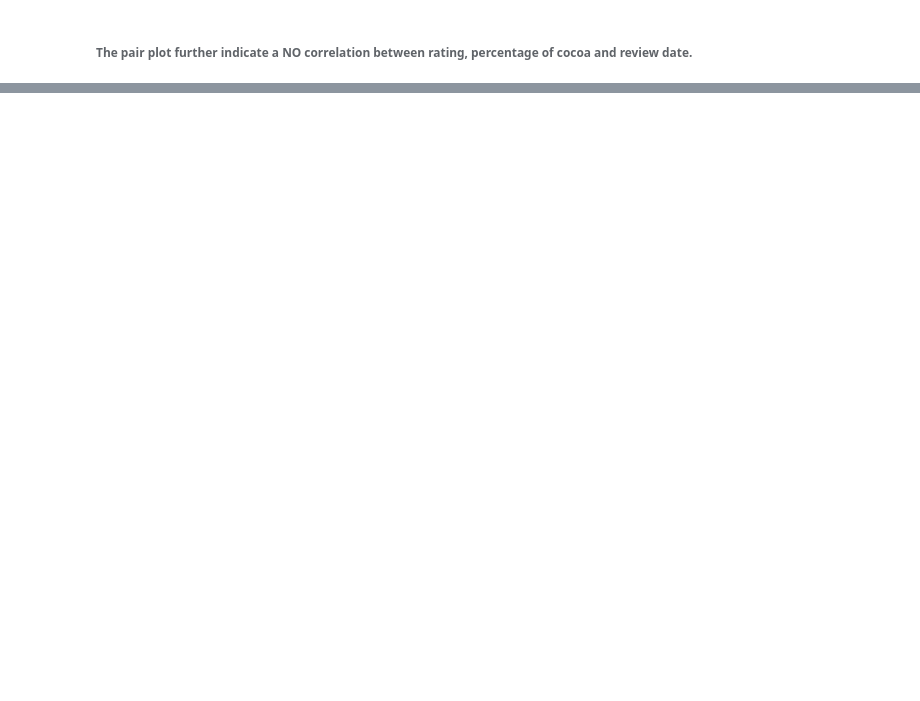
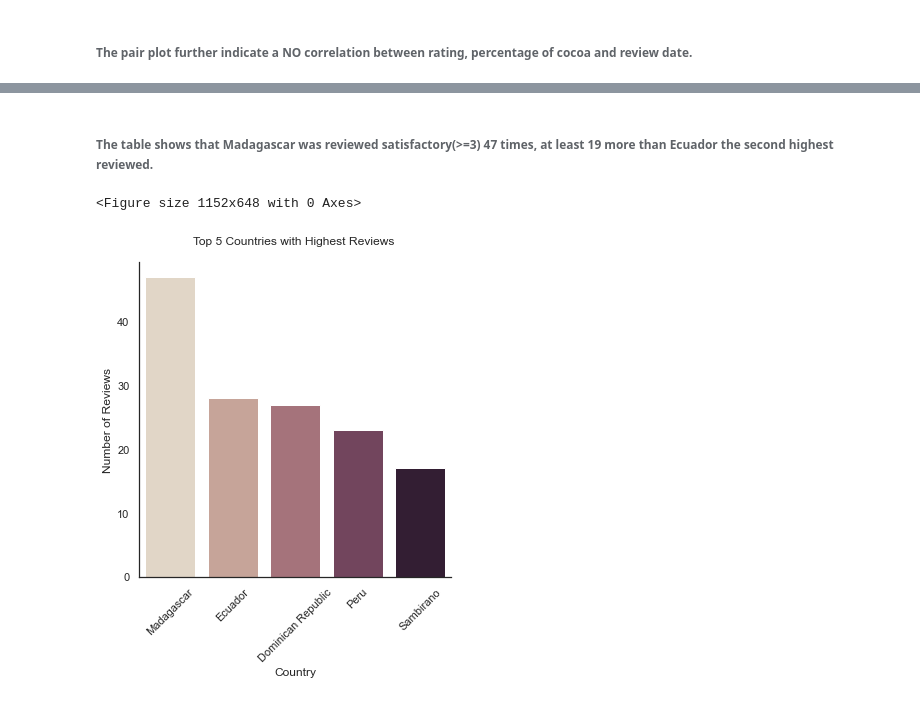
Before and after one commit to iamensah/Exploratory-Data-Analysis, a Jupyter notebook: EDA on Flavour of Cacao.ipynb, the cells around one changed output, grey strips where cells are left out. Drawn from its saved outputs; the diff is of its cells as text; code cells hidden in the pictures; blank space fills up the shorter version.

```diff
--- a/EDA on Flavour of Cacao.ipynb
+++ b/EDA on Flavour of Cacao.ipynb
@@ -383,0 +451,10 @@ sns.pairplot(data);
+# %%
+# visualizing the top to bean producers by rating
+sns.set(style='white')
+plt.figure(figsize=(16,9))
+sns.barplot(x='broad_bean_origin', y='rating', data=top_10_beans)
+plt.xticks(rotation=45)
+plt.xlabel("\nBeans Producing Geo-Region")
+plt.ylabel("Average Rating")
+plt.title("Top 10 Bean Producing Geo-Region by Average Rating\n")
+plt.show()
@@ -383,0 +465,18 @@ sns.pairplot(data);
+# %%
+#create dataframe for specific_bean_origin_or_bar_name and rating
+cols = ['specific_bean_origin_or_bar_name','rating']
+review_data = data[cols]
+
+# countries with the most reviews (satisfactory:rating >=3)
+most_reviews = review_data[review_data['rating']>=3]
+
+# Top 5 countries with most reviews
+most_reviews = pd.DataFrame(most_reviews['specific_bean_origin_or_bar_name'].value_counts()[:5])
+
+# Make index (specific_bean_origin_or_bar_name) a column
+most_reviews.reset_index(level=0, inplace=True)
+
+# rename columns
+most_reviews.columns=['Country','Number of Reviews']
+
+most_reviews
@@ -383,0 +490,13 @@ sns.pairplot(data);
+# %% [markdown]
+###### The table shows that Madagascar was reviewed satisfactory(>=3) 47 times, at least 19 more than Ecuador the second highest reviewed.
+# %%
+# visualizing the top 5 most rated countries
+sns.set(style='white')
+plt.figure(figsize=(16,9))
+sns.catplot(x='Country', y='Number of Reviews',kind="bar", palette="ch:.25",data=most_reviews)
+plt.xticks(rotation=45)
+plt.title("Top 5 Countries with Highest Reviews \n")
+plt.show()
+# %% [output]
+<Figure size 1152x648 with 0 Axes>
+[figure, added]
```
Also changed, not shown: parts of 26 cells of this notebook.
